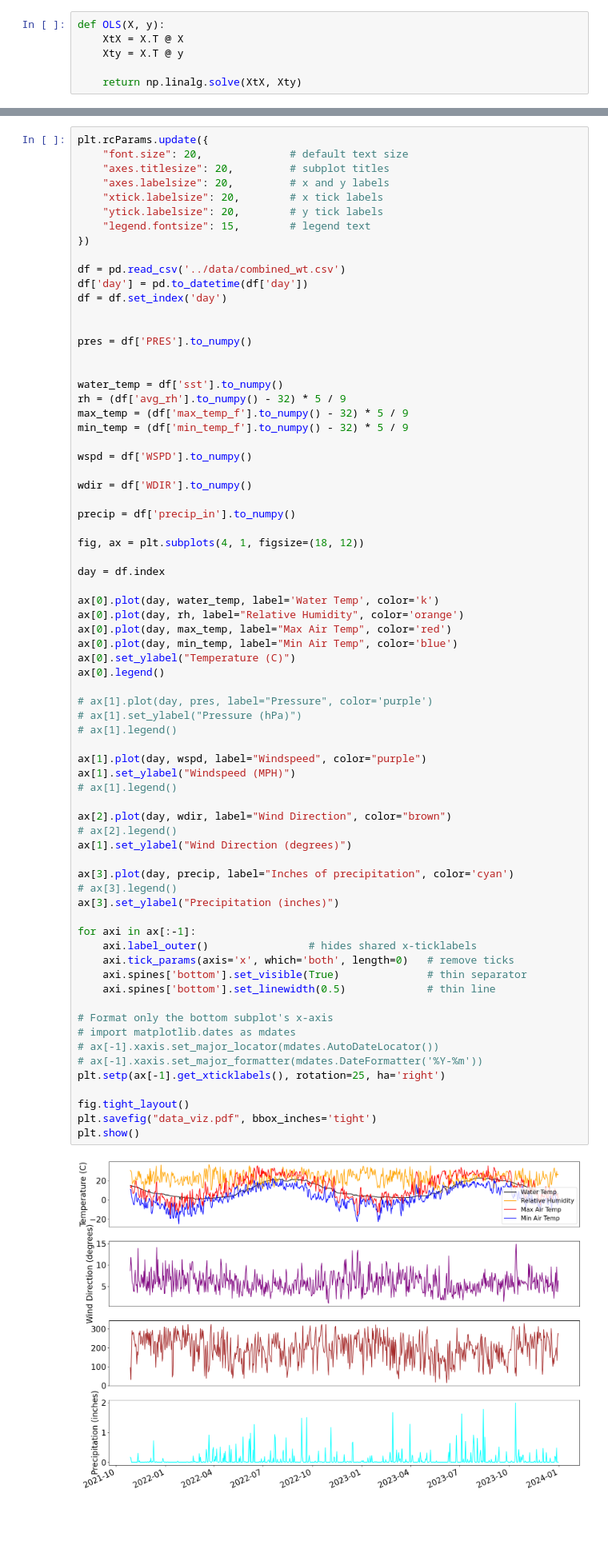
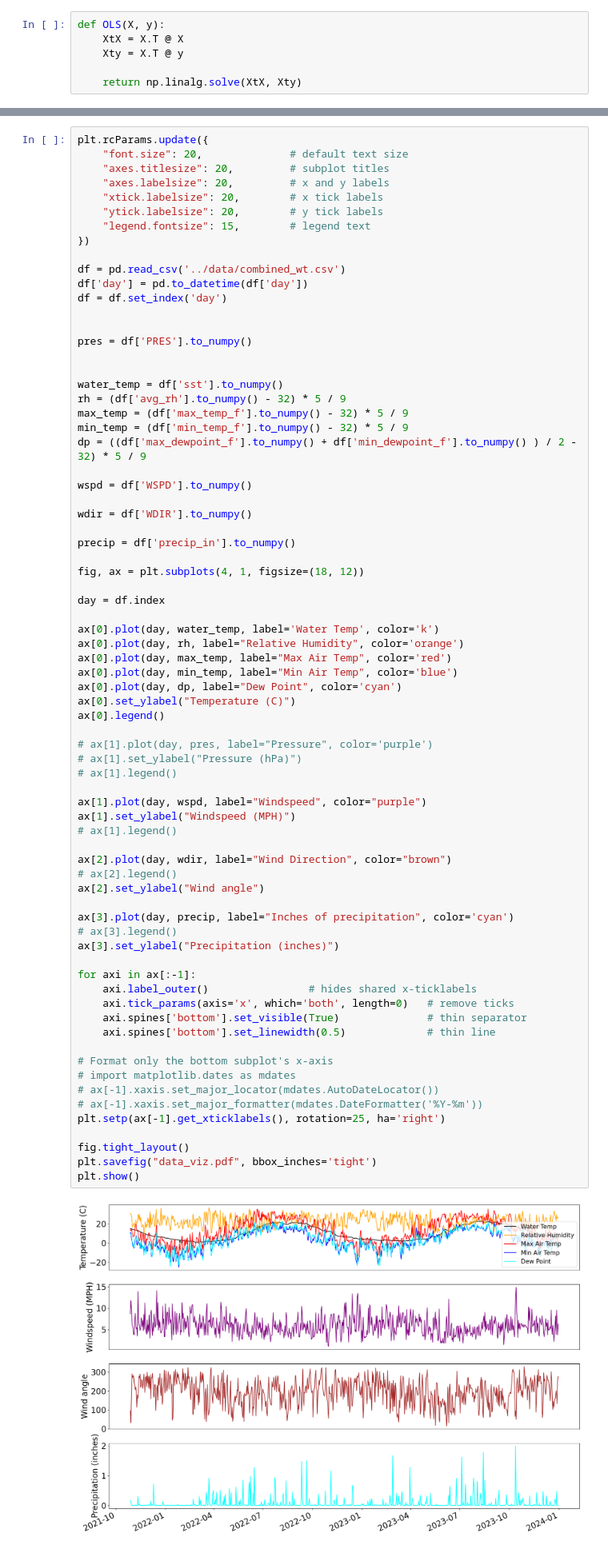
Before and after one commit to jackdpond/lake_effect, a Jupyter notebook: src/code/data_viz.ipynb, the cells around one changed output, grey strips where cells are left out. Shown at 80% size. Saved outputs shown, nothing was run; the diff lists cells and outputs as text; blank space fills up the shorter version.

Commit message:
created dataviz image for poster

```diff
--- a/src/code/data_viz.ipynb
+++ b/src/code/data_viz.ipynb
@@ -100,6 +100,7 @@ water_temp = df['sst'].to_numpy()
 rh = (df['avg_rh'].to_numpy() - 32) * 5 / 9
 max_temp = (df['max_temp_f'].to_numpy() - 32) * 5 / 9
 min_temp = (df['min_temp_f'].to_numpy() - 32) * 5 / 9
+dp = ((df['max_dewpoint_f'].to_numpy() + df['min_dewpoint_f'].to_numpy() ) / 2 - 32) * 5 / 9
 
 wspd = df['WSPD'].to_numpy()
 
@@ -115,6 +116,7 @@ ax[0].plot(day, water_temp, label='Water Temp', color='k')
 ax[0].plot(day, rh, label="Relative Humidity", color='orange')
 ax[0].plot(day, max_temp, label="Max Air Temp", color='red')
 ax[0].plot(day, min_temp, label="Min Air Temp", color='blue')
+ax[0].plot(day, dp, label="Dew Point", color='cyan')
 ax[0].set_ylabel("Temperature (C)")
 ax[0].legend()
 
@@ -122,35 +124,35 @@ ax[0].legend()
 # ax[1].set_ylabel("Pressure (hPa)")
 # ax[1].legend()
 
 ax[1].plot(day, wspd, label="Windspeed", color="purple")
 ax[1].set_ylabel("Windspeed (MPH)")
 # ax[1].legend()
 
 ax[2].plot(day, wdir, label="Wind Direction", color="brown")
 # ax[2].legend()
-ax[1].set_ylabel("Wind Direction (degrees)")
+ax[2].set_ylabel("Wind angle")
 
 ax[3].plot(day, precip, label="Inches of precipitation", color='cyan')
 # ax[3].legend()
 ax[3].set_ylabel("Precipitation (inches)")
 
 for axi in ax[:-1]:
     axi.label_outer()                # hides shared x-ticklabels
     axi.tick_params(axis='x', which='both', length=0)   # remove ticks
     axi.spines['bottom'].set_visible(True)              # thin separator
     axi.spines['bottom'].set_linewidth(0.5)             # thin line
 
 # Format only the bottom subplot's x-axis
 # import matplotlib.dates as mdates
 # ax[-1].xaxis.set_major_locator(mdates.AutoDateLocator())
 # ax[-1].xaxis.set_major_formatter(mdates.DateFormatter('%Y-%m'))
 plt.setp(ax[-1].get_xticklabels(), rotation=25, ha='right')
 
 fig.tight_layout()
 plt.savefig("data_viz.pdf", bbox_inches='tight')
 plt.show()
 # %% [output]
-[figure, old version]
+[figure, new version]
 # %%
 df['ATMP'].isna().sum()
 # %% [output]
```
